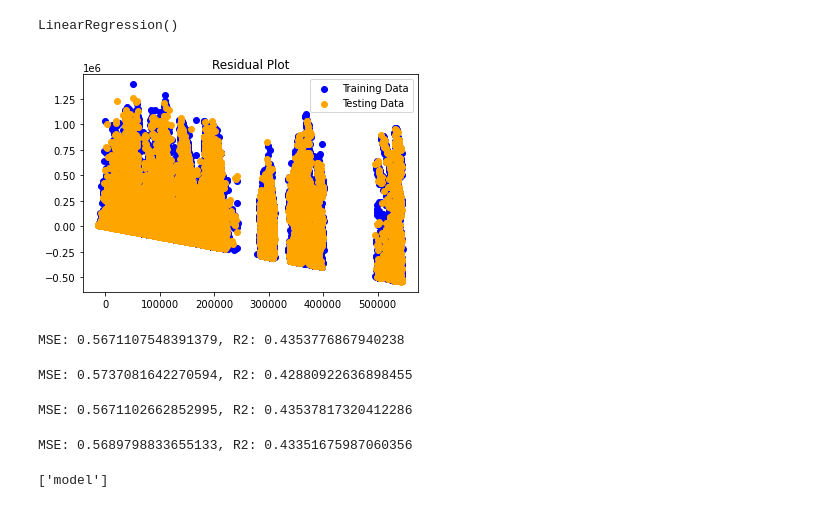
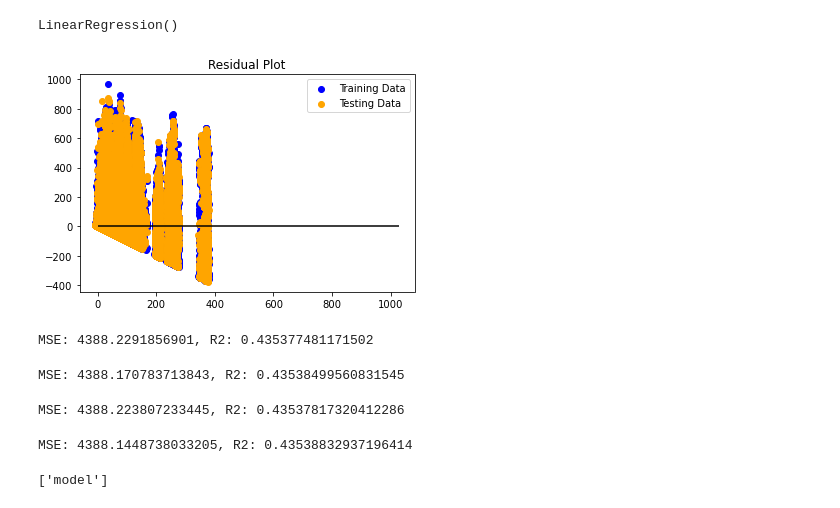
Before and after one commit to schwamb/311-service-project, a Jupyter notebook: 311_service_request.ipynb, the cells around one changed output. Drawn from its saved outputs; the diff is of its cells as text; code cells hidden in the pictures.

```diff
--- a/311_service_request.ipynb
+++ b/311_service_request.ipynb
@@ -151,7 +151,7 @@ Name: CREATED_DATE, dtype: datetime64[ns]
 # %%
 service_requests_closed_dates = pd.to_datetime(service_requests.CLOSED_DATE)
 # %%
-time_to_close = (service_requests_closed_dates - service_requests_DATES).astype('timedelta64[m]')
+time_to_close = ((service_requests_closed_dates - service_requests_DATES).astype('timedelta64[m]')/1440)
 
 duration_df = time_to_close.to_frame()
 duration_df.head()
@@ -165,4 +165,4 @@ duration_df.head()
 # %%
-duration_df.rename(columns = {0:'TIME_TO_COMPLETION (M)'}, inplace = True)
+duration_df.rename(columns = {0:'TIME_TO_COMPLETION (Days)'}, inplace = True)
 duration_df.head()
 # %% [output]
@@ -212,7 +212,7 @@ service_requests_with_time.loc[service_requests_with_time['TIME_TO_COMPLETION (M
 | 4313804 | SR21-00859848 | Vehicle Parked in Bike Lane Compl... | Completed | 05/21/2021 09:41:05 PM | 05/21/2021 09:41:06 PM | 45.0 | 5 | 6 | ... |
 289976 rows × 12 columns
 # %%
-under_5 = service_requests_with_time[service_requests_with_time['TIME_TO_COMPLETION (M)'] < 5].index
+under_5 = service_requests_with_time[service_requests_with_time['TIME_TO_COMPLETION (Days)'] < 0.00347222222].index
 service_requests_with_time.drop(under_5 , inplace=True)
 # %%
 service_requests_with_time
@@ -297,7 +297,7 @@ service_requests_with_time = service_requests_with_time[service_requests_with_ti
 
 ### BEGIN SOLUTION
 X = pd.get_dummies(service_requests_with_time[['SR_TYPE', 'WARD', 'CREATED_MONTH', 'CREATED_DAY_OF_WEEK', 'CREATED_HOUR']])
-y = service_requests_with_time["TIME_TO_COMPLETION (M)"].values.reshape(-1, 1)
+y = service_requests_with_time["TIME_TO_COMPLETION (Days)"].values.reshape(-1, 1)
 print(X.shape, y.shape)
 ### END SOLUTION
 # %% [output]
@@ -381,20 +381,20 @@ LinearRegression()
 # %%
 # Make predictions using a fitted model
 # Plot the difference between the model predicted values and actual y values, versus the model predicted values
 # Hint: You can predict values of X training and testing data using the model.predict() method on a fitted model
 
 ### BEGIN SOLUTION
 predictions = regressor.predict(X_test_scaled)
 # regressor.fit(X_train_scaled, y_train_scaled)
 plt.scatter(regressor.predict(X_train_scaled), y_train - regressor.predict(X_train_scaled), c="blue", label="Training Data")
 plt.scatter(regressor.predict(X_test_scaled), y_test - regressor.predict(X_test_scaled), c="orange", label="Testing Data")
 plt.legend()
-plt.hlines(y=0, xmin=y_test_scaled.min(), xmax=y_test_scaled.max())
+plt.hlines(y=0, xmin=y_test.min(), xmax=y_test.max())
 plt.title("Residual Plot")
 plt.show()
 ### END SOLUTION
 # %% [output]
-[figure, old version]
+[figure, new version]
 # %%
 # Used X_test_scaled, y_test_scaled, and model.predict(X_test_scaled) to calculate MSE and R2
 
@@ -407,14 +407,14 @@ r2 = regressor.score(X_test_scaled, y_test)
 
 print(f"MSE: {MSE}, R2: {r2}")
 # %% [output]
-MSE: 0.5671107548391379, R2: 0.4353776867940238
+MSE: 4388.2291856901, R2: 0.435377481171502
 # %%
 # LASSO model
 # Note: Use an alpha of .01 when creating the model for this activity
 from sklearn.linear_model import Lasso
 
 ### BEGIN SOLUTION
-lasso = Lasso(alpha=.01).fit(X_train_scaled, y_train_scaled)
+lasso = Lasso(alpha=.01).fit(X_train_scaled, y_train)
 
 predictions = lasso.predict(X_test_scaled)
 
@@ -424,14 +424,14 @@ r2 = lasso.score(X_test_scaled, y_test)
 
 print(f"MSE: {MSE}, R2: {r2}")
 # %% [output]
-MSE: 0.5737081642270594, R2: 0.42880922636898455
+MSE: 4388.170783713843, R2: 0.43538499560831545
 # %%
 # Ridge model
 # Note: Use an alpha of .01 when creating the model for this activity
 from sklearn.linear_model import Ridge
 
 ### BEGIN SOLUTION
-ridge = Ridge(alpha=.01).fit(X_train_scaled, y_train_scaled)
+ridge = Ridge(alpha=.01).fit(X_train_scaled, y_train)
 
 predictions = ridge.predict(X_test_scaled)
 
@@ -441,14 +441,14 @@ r2 = ridge.score(X_test_scaled, y_test)
 
 print(f"MSE: {MSE}, R2: {r2}")
 # %% [output]
-MSE: 0.5671102662852995, R2: 0.43537817320412286
+MSE: 4388.223807233445, R2: 0.43537817320412286
 # %%
 # ElasticNet model
 # Note: Use an alpha of .01 when creating the model for this activity
 from sklearn.linear_model import ElasticNet
 
 ### BEGIN SOLUTION
-elasticnet = ElasticNet(alpha=.01).fit(X_train_scaled, y_train_scaled)
+elasticnet = ElasticNet(alpha=.01).fit(X_train_scaled, y_train)
 
 predictions = elasticnet.predict(X_test_scaled)
 
@@ -458,7 +458,7 @@ r2 = elasticnet.score(X_test_scaled, y_test)
 
 print(f"MSE: {MSE}, R2: {r2}")
 # %% [output]
-MSE: 0.5689798833655133, R2: 0.43351675987060356
+MSE: 4388.1448738033205, R2: 0.43538832937196414
 # %%
 from joblib import dump, load
 # %%
```
Also changed, not shown: parts of 15 cells of this notebook, 7 other files.
